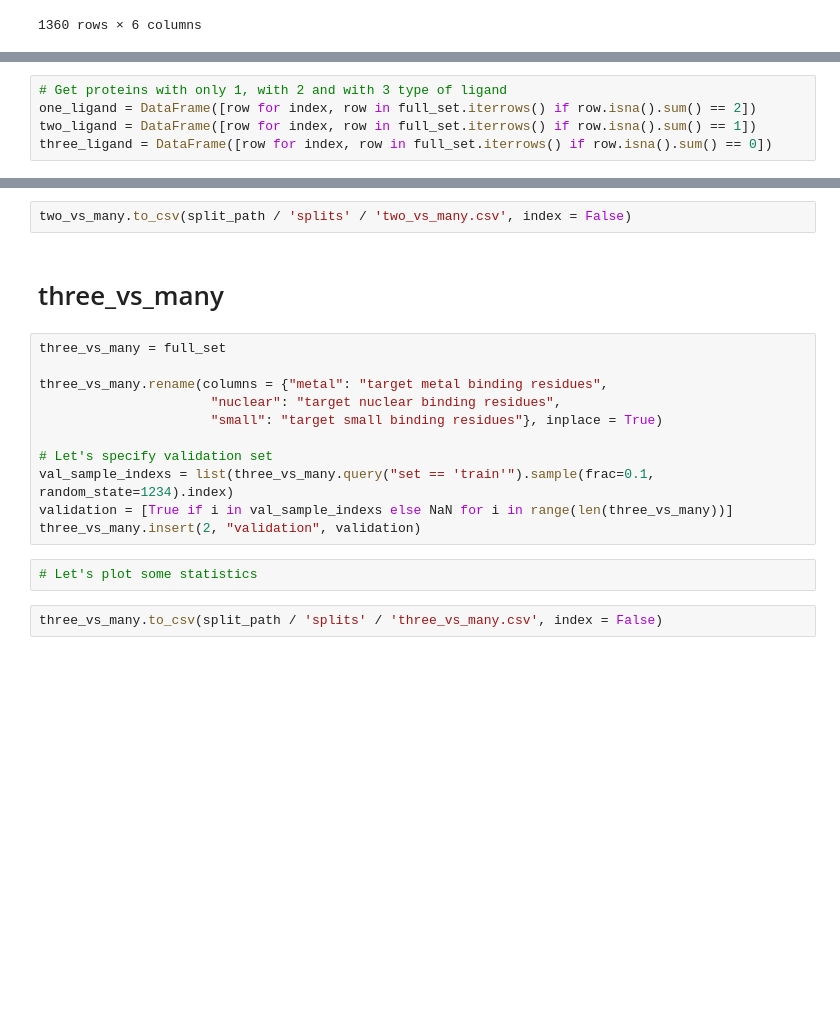
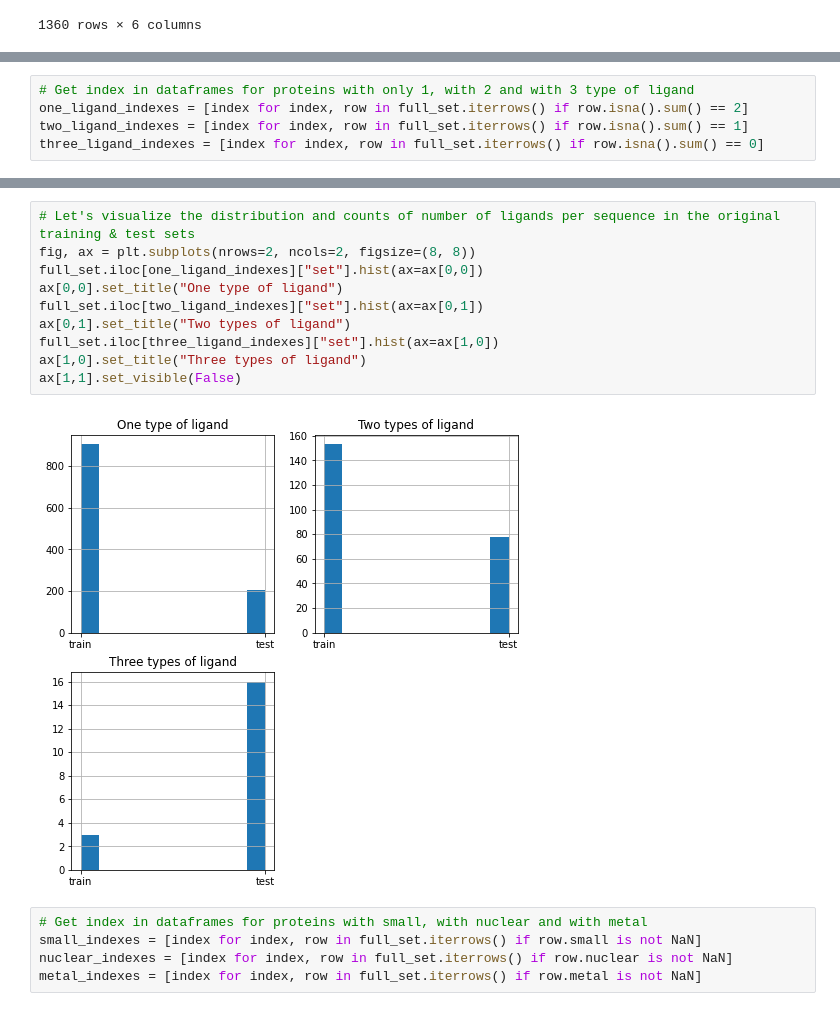
Before and after one commit to J-SNACKKB/FLIP, a Jupyter notebook: collect_splits/5_bind.ipynb, the cells around one changed output, grey strips where cells are left out. Saved outputs shown, nothing was run; the diff lists cells and outputs as text; blank space fills up the shorter version.

```diff
--- a/collect_splits/5_bind.ipynb
+++ b/collect_splits/5_bind.ipynb
@@ -161,5 +222,5 @@ full_set
 # %%
-# Get proteins with only 1, with 2 and with 3 type of ligand
-one_ligand = DataFrame([row for index, row in full_set.iterrows() if row.isna().sum() == 2])
-two_ligand = DataFrame([row for index, row in full_set.iterrows() if row.isna().sum() == 1])
-three_ligand = DataFrame([row for index, row in full_set.iterrows() if row.isna().sum() == 0])
+# Get index in dataframes for proteins with only 1, with 2 and with 3 type of ligand
+one_ligand_indexes = [index for index, row in full_set.iterrows() if row.isna().sum() == 2]
+two_ligand_indexes = [index for index, row in full_set.iterrows() if row.isna().sum() == 1]
+three_ligand_indexes = [index for index, row in full_set.iterrows() if row.isna().sum() == 0]
@@ -248,19 +227,17 @@ two_vs_many = two_vs_many.append(tmp)
-# %%
-two_vs_many.to_csv(split_path / 'splits' / 'two_vs_many.csv', index = False)
-# %% [markdown]
-# three_vs_many
-# %%
-three_vs_many = full_set
-
-three_vs_many.rename(columns = {"metal": "target metal binding residues",
-                      "nuclear": "target nuclear binding residues",
-                      "small": "target small binding residues"}, inplace = True)
-
-# Let's specify validation set
-val_sample_indexs = list(three_vs_many.query("set == 'train'").sample(frac=0.1, random_state=1234).index)
-validation = [True if i in val_sample_indexs else NaN for i in range(len(three_vs_many))]
-three_vs_many.insert(2, "validation", validation)
-# %%
-# Let's plot some statistics
-# %%
-three_vs_many.to_csv(split_path / 'splits' / 'three_vs_many.csv', index = False)
+# %%
+# Let's visualize the distribution and counts of number of ligands per sequence in the original training & test sets
+fig, ax = plt.subplots(nrows=2, ncols=2, figsize=(8, 8))
+full_set.iloc[one_ligand_indexes]["set"].hist(ax=ax[0,0])
+ax[0,0].set_title("One type of ligand")
+full_set.iloc[two_ligand_indexes]["set"].hist(ax=ax[0,1])
+ax[0,1].set_title("Two types of ligand")
+full_set.iloc[three_ligand_indexes]["set"].hist(ax=ax[1,0])
+ax[1,0].set_title("Three types of ligand")
+ax[1,1].set_visible(False)
+# %% [output]
+[figure, added]
+# %%
+# Get index in dataframes for proteins with small, with nuclear and with metal
+small_indexes = [index for index, row in full_set.iterrows() if row.small is not NaN]
+nuclear_indexes = [index for index, row in full_set.iterrows() if row.nuclear is not NaN]
+metal_indexes = [index for index, row in full_set.iterrows() if row.metal is not NaN]
```
Also changed, not shown: parts of 45 cells of this notebook, 2 other files.
